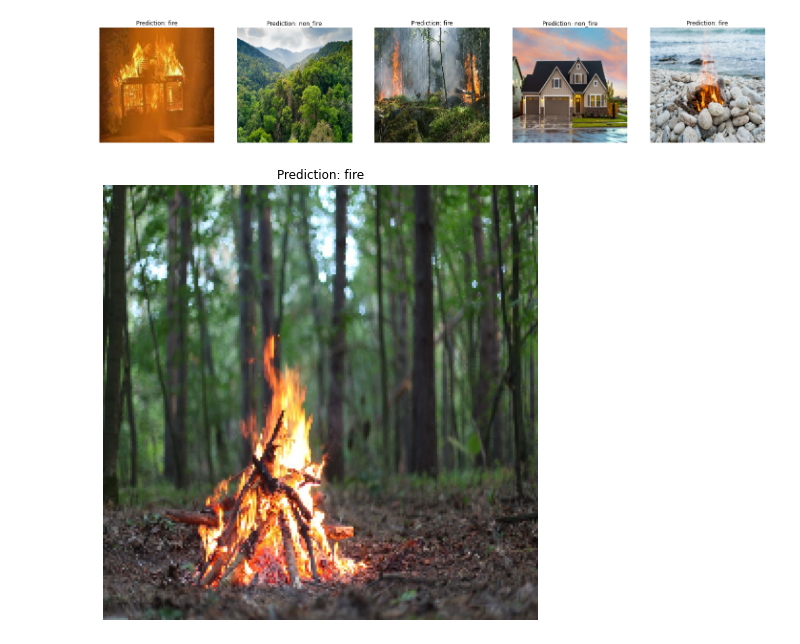
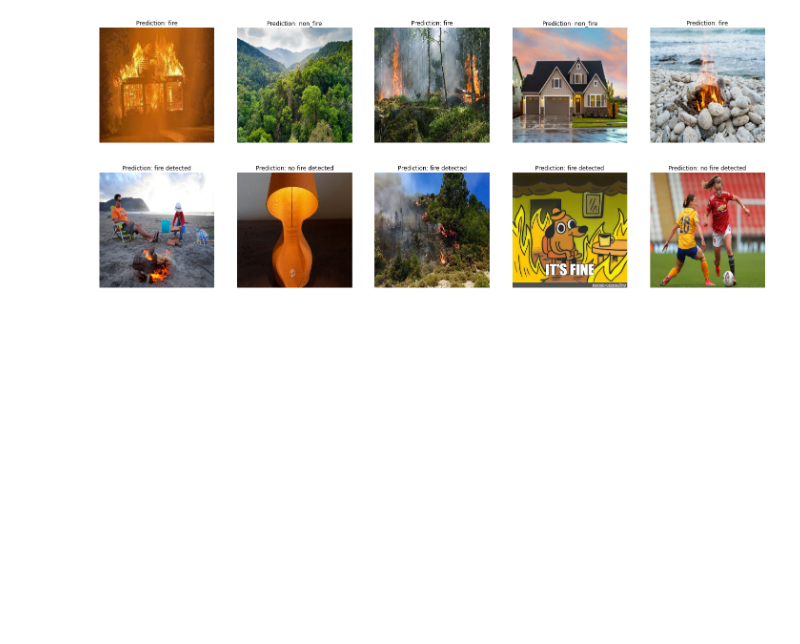
Before and after one commit to Penzragon/h8dsft_Milestone2P2, a Jupyter notebook: newscript.ipynb, the cells around one changed output. Cells and saved outputs as stored; diff of their text form; code cells hidden in the pictures; blank space fills up the shorter version.

```diff
--- a/newscript.ipynb
+++ b/newscript.ipynb
@@ -456,7 +448,7 @@ plt.figure(figsize=(25, 6))
 counter = 1
 for i in [img1, img2, img3, img4, img5]:
     plt.subplot(1, 5, counter)
-    res = int(tf.round(model.predict(x=expand_dims(i, axis=0))))
+    res = int(tf.round(model2.predict(x=expand_dims(i, axis=0))))
     plt.imshow(i)
     plt.title(f"Prediction: {'fire' if res == 0 else 'non_fire'}")
     plt.axis('off')
@@ -469,17 +461,24 @@ from PIL import Image
 import requests
 from io import BytesIO
 # %%
-url = "https://revere-health-cdn.sfo2.cdn.digitaloceanspaces.com/iStock_14979700_XXXLARGE.jpg"
-response = requests.get(url)
-img = Image.open(BytesIO(response.content))
-img = np.array(img)
-img = resize(img, size=[224, 224])
-img = img/255.
-plt.figure(figsize=(8, 8))
-plt.imshow(img)
-res = int(tf.round(model.predict(x=expand_dims(img, axis=0))))
-plt.title(f"Prediction: {'fire' if res == 0 else 'non_fire'}")
-plt.axis('off')
+url = ["https://www.seasideor.com/wp-content/uploads/2018/09/201809Seaside_web_bonfire2.jpg",
+       'https://c3.iggcdn.com/indiegogo-media-prod-cld/image/upload/c_fill,w_695,g_auto,q_auto,dpr_2.6,f_auto,h_460/kbfxqryt4isymijrutxc',
+       'https://www.globaltimes.cn/Portals/0/attachment/2021/2021-08-02/a93da530-4a35-4ff9-8af1-786ac98b5787.jpeg',
+       'https://www.meme-arsenal.com/memes/559abfdd9093d1f3f2f55ea576d03903.jpg',
+       'https://cdn.vox-cdn.com/thumbor/lfp8MMMq5dEmdFu9z237jl3EhLQ=/0x0:4623x3293/1200x800/filters:focal(1943x1278:2681x2016)/cdn.vox-cdn.com/uploads/chorus_image/image/69623726/1317634572.0.jpg']
+
+plt.figure(figsize=(25, 6))
+for i in range(len(url)):
+    response = requests.get(url[i])
+    img = Image.open(BytesIO(response.content))
+    img = np.array(img)
+    img = resize(img, size=[224, 224])
+    img = img/255.
+    plt.subplot(1, len(url), i+1)
+    plt.imshow(img)
+    res = int(tf.round(model2.predict(x=expand_dims(img, axis=0))))
+    plt.title(f"Prediction: {'fire detected' if res == 0 else 'no fire detected'}")
+    plt.axis('off')
 plt.show()
 # %% [output]
-[figure, old version]
+[figure, new version]
```
Also changed, not shown: parts of 19 cells of this notebook.
